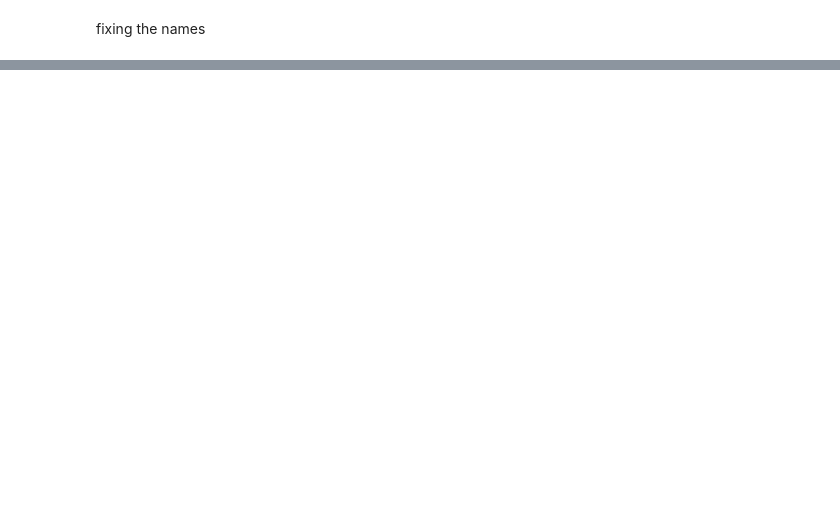
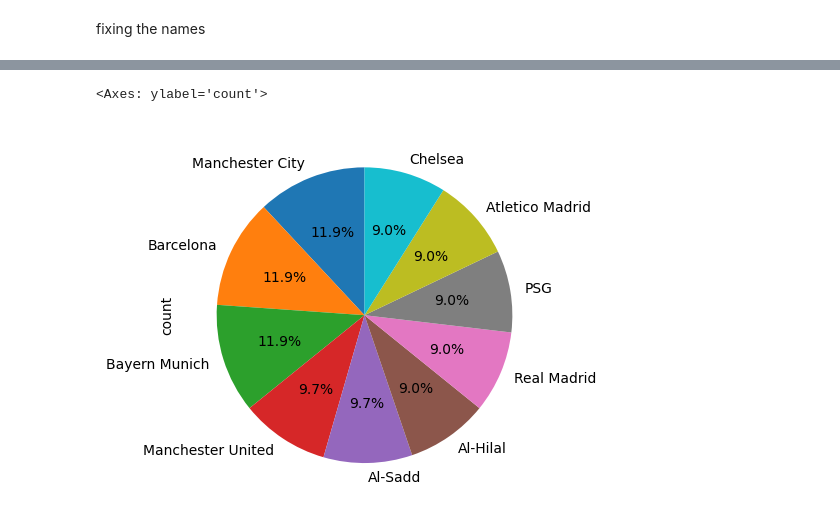
Before and after one commit to shivamabdfan/python-data-analytics, a Jupyter notebook: data_analysis/pandas.ipynb, the cells around one changed output, grey strips where cells are left out. Drawn from its saved outputs; the diff is of its cells as text; code cells hidden in the pictures; blank space fills up the shorter version.

```diff
--- a/data_analysis/pandas.ipynb
+++ b/data_analysis/pandas.ipynb
@@ -282,0 +61,2 @@ df['goals scored'].value_counts().plot(
+# %%
+df=df.sort_values(by='goals scored', ascending=False)
@@ -282,0 +85,8 @@ df['goals scored'].value_counts().plot(
+# %%
+df['club'].value_counts().head(10).plot(kind='pie',
+                                       color='orange',
+                                       autopct='%.1f%%',
+                                       startangle=90,)
+# %% [output]
+<Axes: ylabel='count'>
+[figure, added]
```
Also changed, not shown: parts of 27 cells of this notebook.
